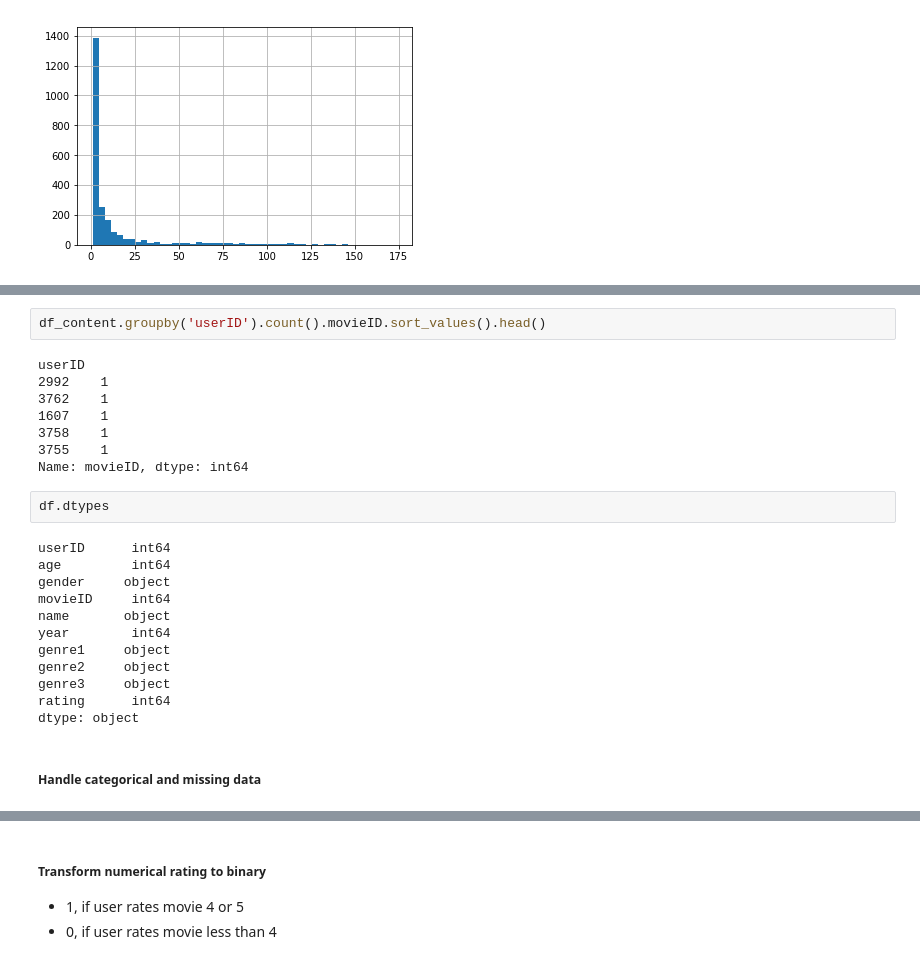
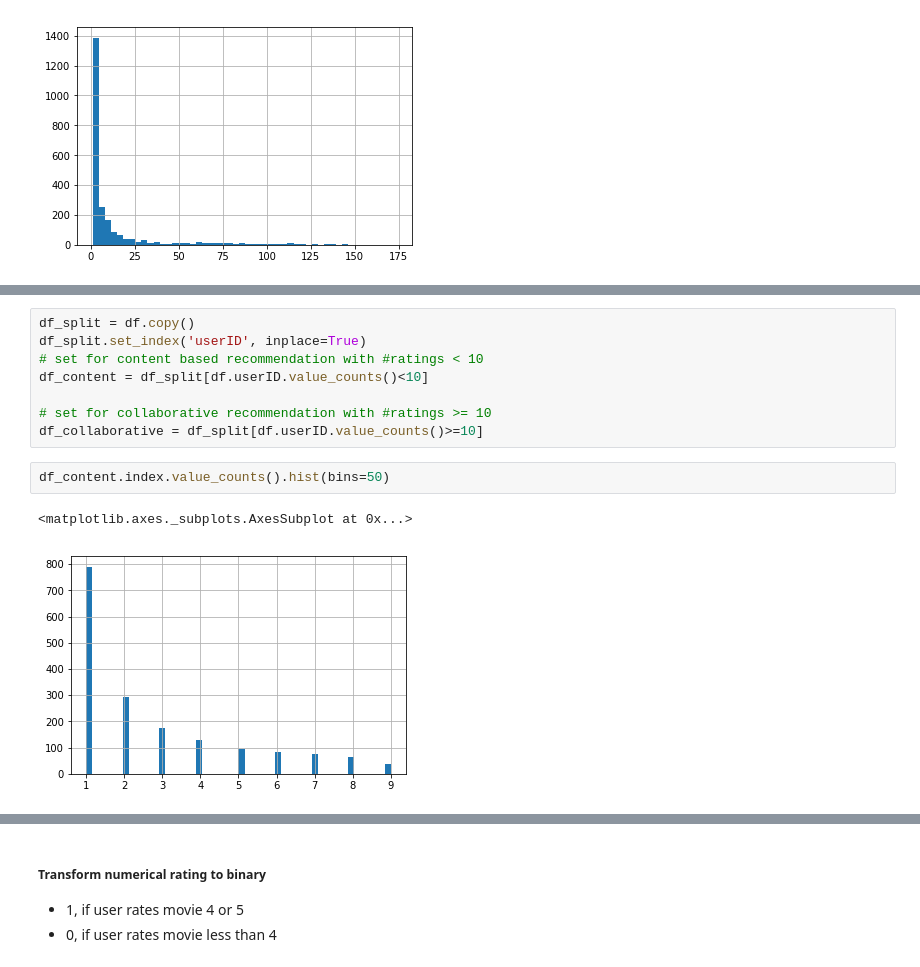
Before and after one commit to tobikuhlmann/movie-recommendation-lab, a Jupyter notebook: 535_project_tobi.ipynb, the cells around one changed output, grey strips where cells are left out. Saved outputs shown, nothing was run; the diff lists cells and outputs as text.

```diff
--- a/535_project_tobi.ipynb
+++ b/535_project_tobi.ipynb
@@ -101,26 +108,13 @@ df_content[df.userID.value_counts()>10].shape
-# %%
-df_content.groupby('userID').count().movieID.sort_values().head()
-# %% [output]
-userID
-2992    1
-3762    1
-1607    1
-3758    1
-3755    1
-Name: movieID, dtype: int64
-# %%
-df.dtypes
-# %% [output]
-userID      int64
-age         int64
-gender     object
-movieID     int64
-name       object
-year        int64
-genre1     object
-genre2     object
-genre3     object
-rating      int64
-dtype: object
-# %% [markdown]
-##### Handle categorical and missing data
+# %%
+df_split = df.copy()
+df_split.set_index('userID', inplace=True)
+# set for content based recommendation with #ratings < 10
+df_content = df_split[df.userID.value_counts()<10]
+
+# set for collaborative recommendation with #ratings >= 10
+df_collaborative = df_split[df.userID.value_counts()>=10]
+# %%
+df_content.index.value_counts().hist(bins=50)
+# %% [output]
+<matplotlib.axes._subplots.AxesSubplot at 0x...>
+[figure, added]
```
Also changed, not shown: parts of 20 cells of this notebook.
